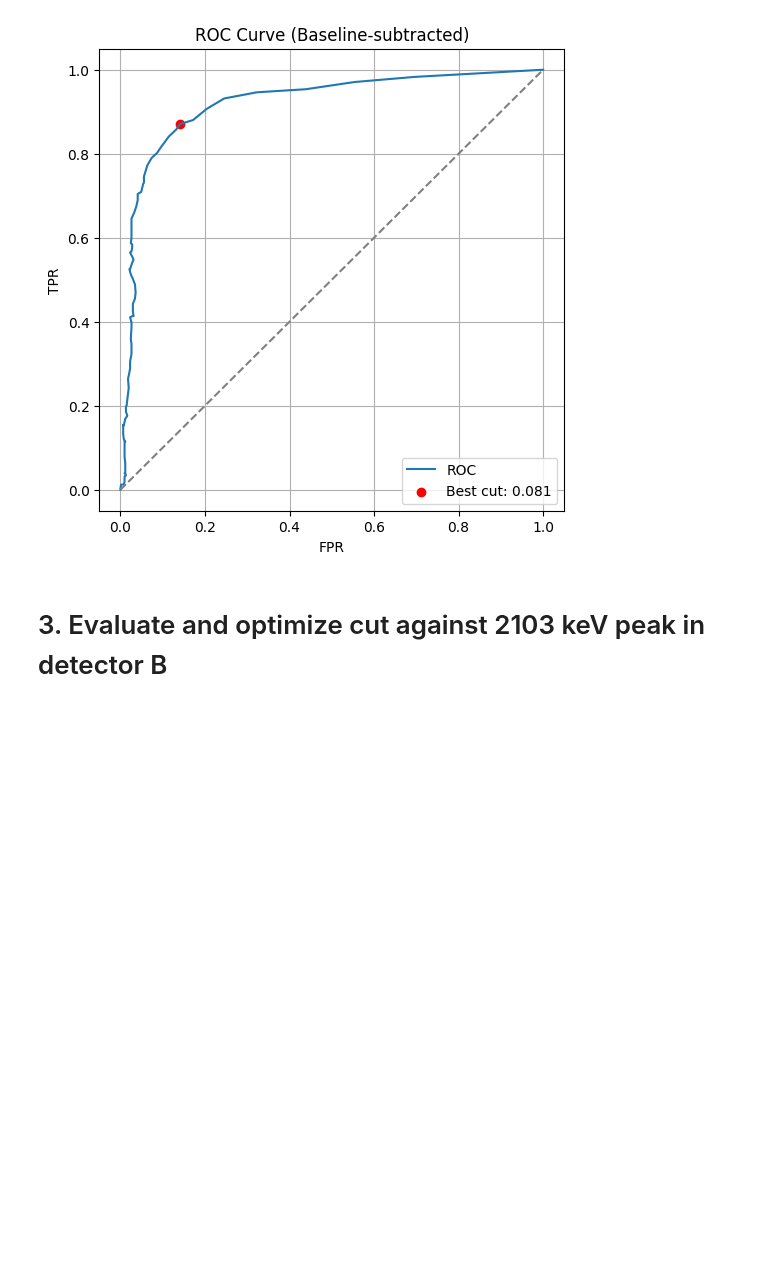
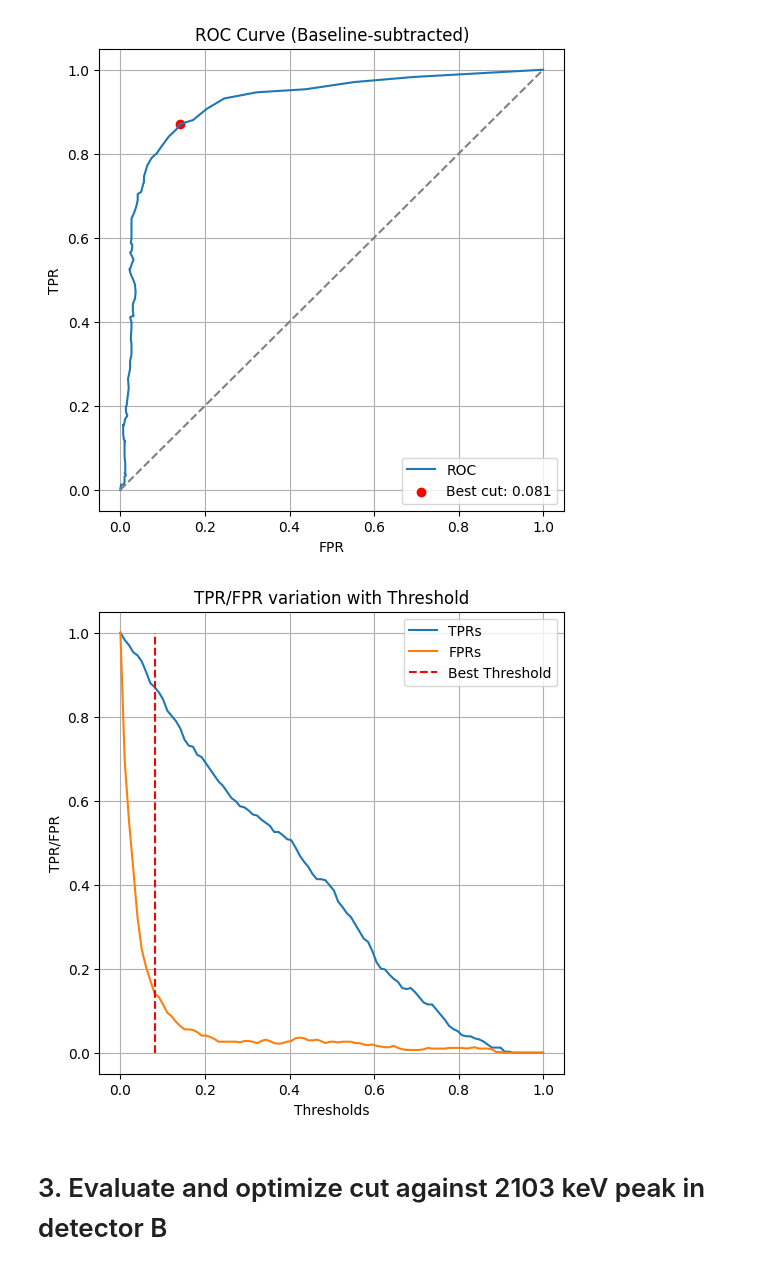
Before and after one commit to TangyKiwi/DSC-291-Final-Project, a Jupyter notebook: main.ipynb, the cells around one changed output. Saved outputs shown, nothing was run; the diff lists cells and outputs as text; code cells hidden in the pictures; blank space fills up the shorter version.

```diff
--- a/main.ipynb
+++ b/main.ipynb
@@ -261,6 +270,19 @@ Best threshold = 0.081
 TPR at best threshold = 0.870
 FPR at best threshold = 0.141
 [figure]
+# %%
+plt.figure(figsize=(6,6))
+plt.plot(thresholds, tprs, label="TPRs")
+plt.plot(thresholds, fprs, label="FPRs")
+plt.vlines(best_threshold, 0, 1, linestyle="--", color="red", label="Best Threshold")
+plt.xlabel("Thresholds")
+plt.ylabel("TPR/FPR")
+plt.title("TPR/FPR variation with Threshold")
+plt.grid()
+plt.legend()
+plt.show()
+# %% [output]
+[figure, added]
 # %% [markdown]
 # 3. Evaluate and optimize cut against 2103 keV peak in detector B
 # %%
```
Also changed, not shown: parts of 6 cells of this notebook.
